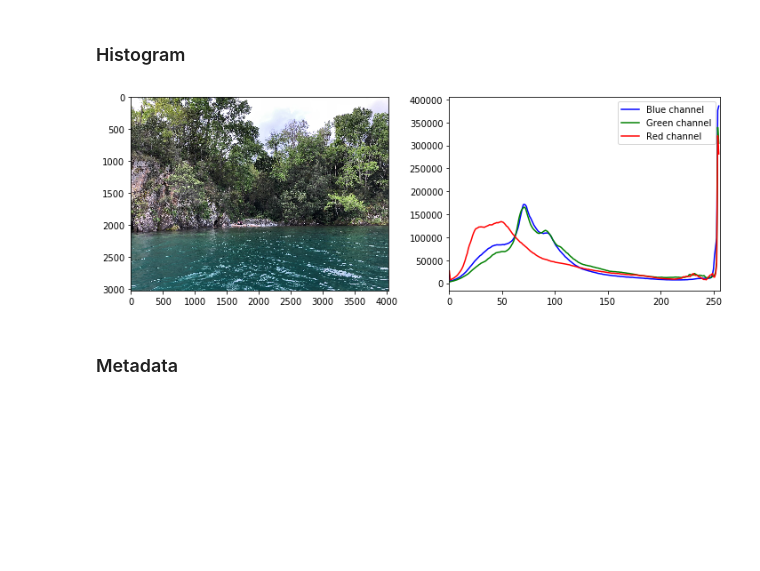
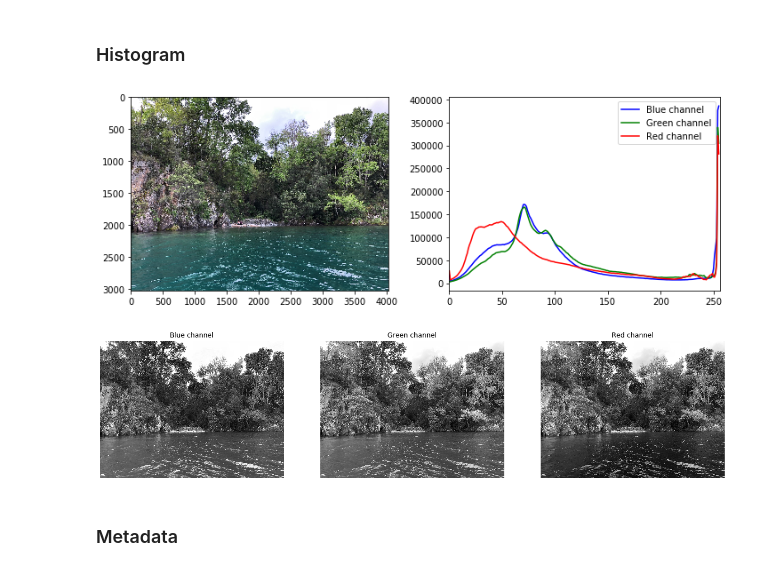
Before and after one commit to amgp-upm/image_mining, a Jupyter notebook: 03_digital_image.ipynb, the cells around one changed output. Drawn from its saved outputs; the diff is of its cells as text; code cells hidden in the pictures; blank space fills up the shorter version.

Commit message:
Added the visualization of 3 bands for histogram

```diff
--- a/03_digital_image.ipynb
+++ b/03_digital_image.ipynb
@@ -70,26 +70,36 @@ Contrast: ['channel 1: 17.96', 'channel 2: 15.16', 'channel 3: 16.45']
 # %%
 import cv2
 from matplotlib import pyplot as plt
 
 img = cv2.imread('./images/pucon.jpg')
 
 plt.figure(figsize=(12,4))
 
 # Subplot image
 plt.subplot(121)
 plt.imshow(img[:,:,[2,1,0]])
 
 # Subplot histogram
 plt.subplot(122)
 color = ('b','g','r')
 for i,col in enumerate(color):
     histr = cv2.calcHist([img],[i],None,[256],[0,256])
     plt.plot(histr,color = col)
     plt.xlim([0,256])
 plt.legend(('Blue channel','Green channel','Red channel'))
 plt.show()
+
+colors = ['Blue channel','Green channel','Red channel']
+fig = plt.figure(figsize=(20,10))
+for i in range(img.shape[2]):
+    ax = fig.add_subplot(1, img.shape[2], i+1)
+    ax.set_title(colors[i])
+    ax.axis('off')
+    ax.imshow(img[:,:,i], cmap='gray')
+plt.show()
 # %% [output]
 [figure]
+[figure, added]
 # %% [markdown]
 ### Metadata
 # %%
```
Also changed, not shown: parts of 2 cells of this notebook.
